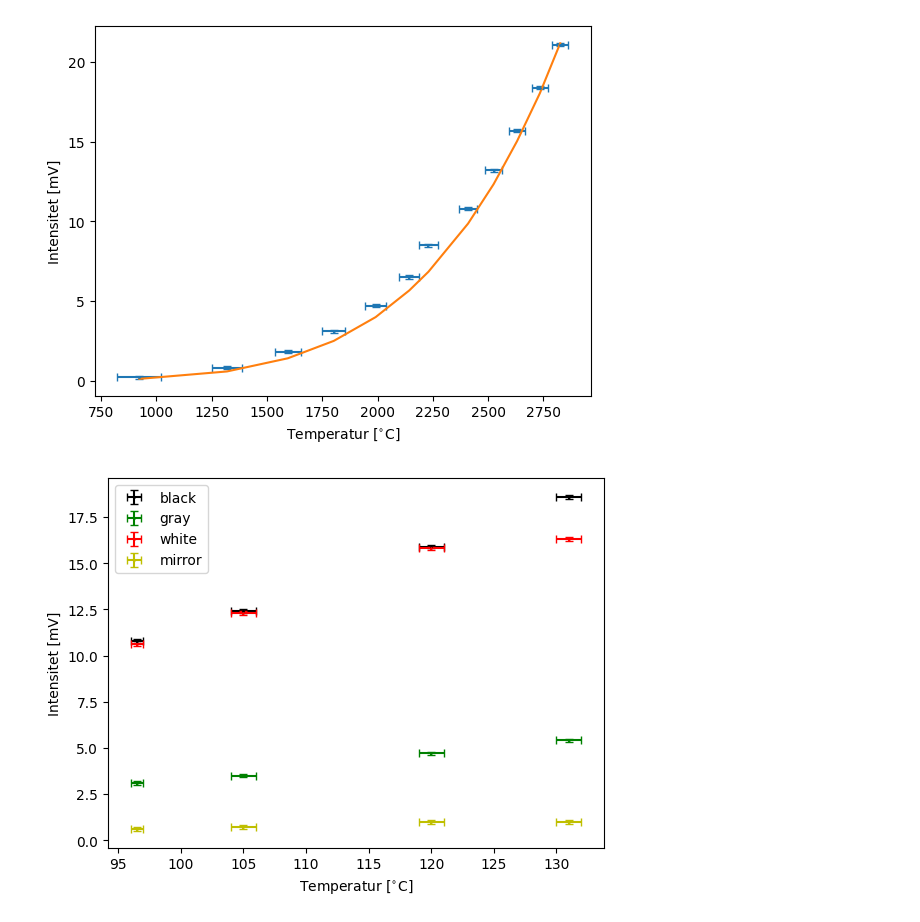
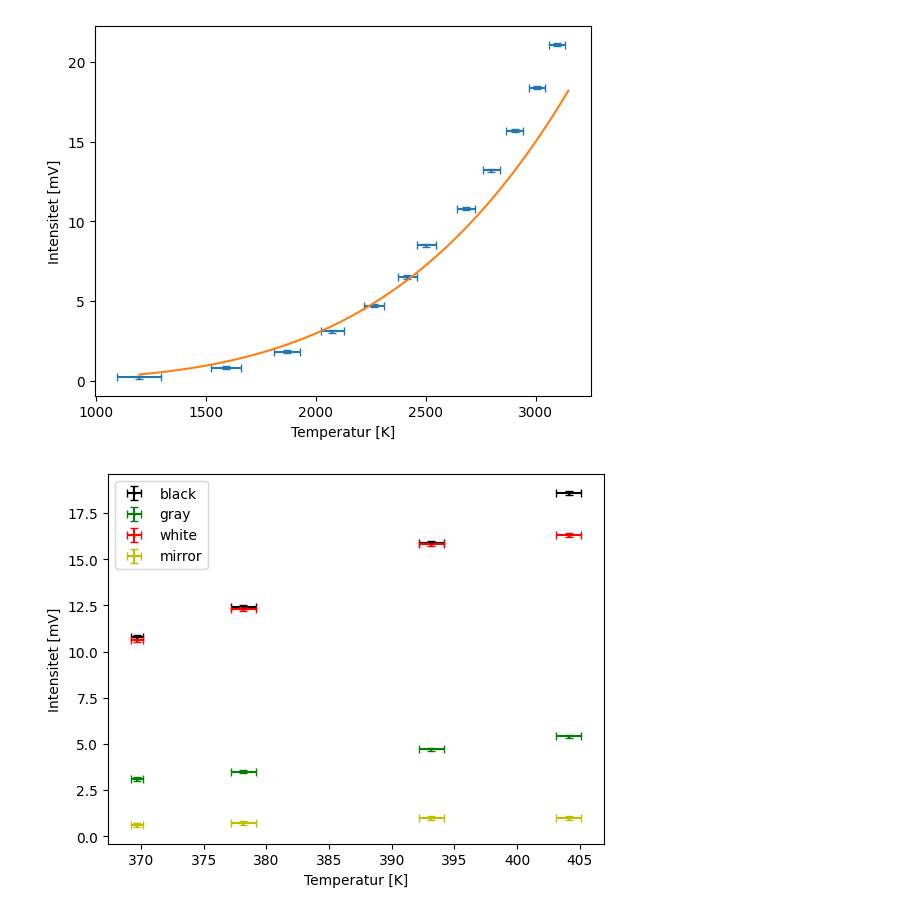
Before and after one commit to Joliv3r/Lab_Varmestraaling, a Jupyter notebook: code/data.ipynb, the cells around one changed output. Cells and saved outputs as stored; diff of their text form; code cells hidden in the pictures.

Commit message:
Added some discussion of Leslie's cube proportionality and graphs

```diff
--- a/code/data.ipynb
+++ b/code/data.ipynb
@@ -49,25 +49,26 @@ def dtemp(U, I):
 # %%
 data = np.loadtxt('SB_lamp.csv', delimiter=',', dtype=float, skiprows=1)
 
 mV = [k[2] for k in data]
 dV = 0.1
-T = [temp(k[1], k[0]) for k in data]
-I = [4e-4*k[3]**4 for k in data]
+T = [temp(k[1], k[0])+273.15 for k in data]
+# I = [4e-4*k[3]**4 for k in data]
+x = np.linspace(T[0], T[-1]+50, 100)
 
 dT = [dtemp(k[1], k[2]) for k in data]
 
 plt.errorbar(T, mV, fmt='o', xerr=dT, yerr=dV, capsize=3, markersize=1)
-plt.plot(T, I)
-plt.xlabel('Temperatur [$^{\circ}$C]')
+plt.plot(x, x**4 * sum([mV[k]/T[k]**4 for k in range(len(data))])/len(data))
+plt.xlabel('Temperatur [K]')
 plt.ylabel('Intensitet [mV]')
 plt.savefig('SB_lamp.pdf')
 plt.show()
 # %% [output]
-[figure, old version]
+[figure, new version]
 # %%
 data = np.loadtxt('LC.csv', delimiter=',', dtype=float, skiprows=1)
 
-T = [k[5] for k in data]
+T = [k[5]+273.15 for k in data]
 err = [k[6] for k in data]
 x = np.linspace(T[0], T[-1], 100)
 
@@ -76,10 +77,10 @@ for i, color, col in zip(range(4), ['black', 'gray', 'white', 'mirror'], ['k', '
     # plt.plot(x, x**4 * sum([data[k][i]/T[k]**4 for k in range(4)])/4, col)
 
 
-plt.xlabel('Temperatur [$^{\circ}$C]')
+plt.xlabel('Temperatur [K]')
 plt.ylabel('Intensitet [mV]')
 plt.legend()
 plt.savefig('LC.pdf')
 plt.show()
 # %% [output]
-[figure, old version]
+[figure, new version]
```
Also changed, not shown: parts of 1 cell of this notebook, 5 other files.
